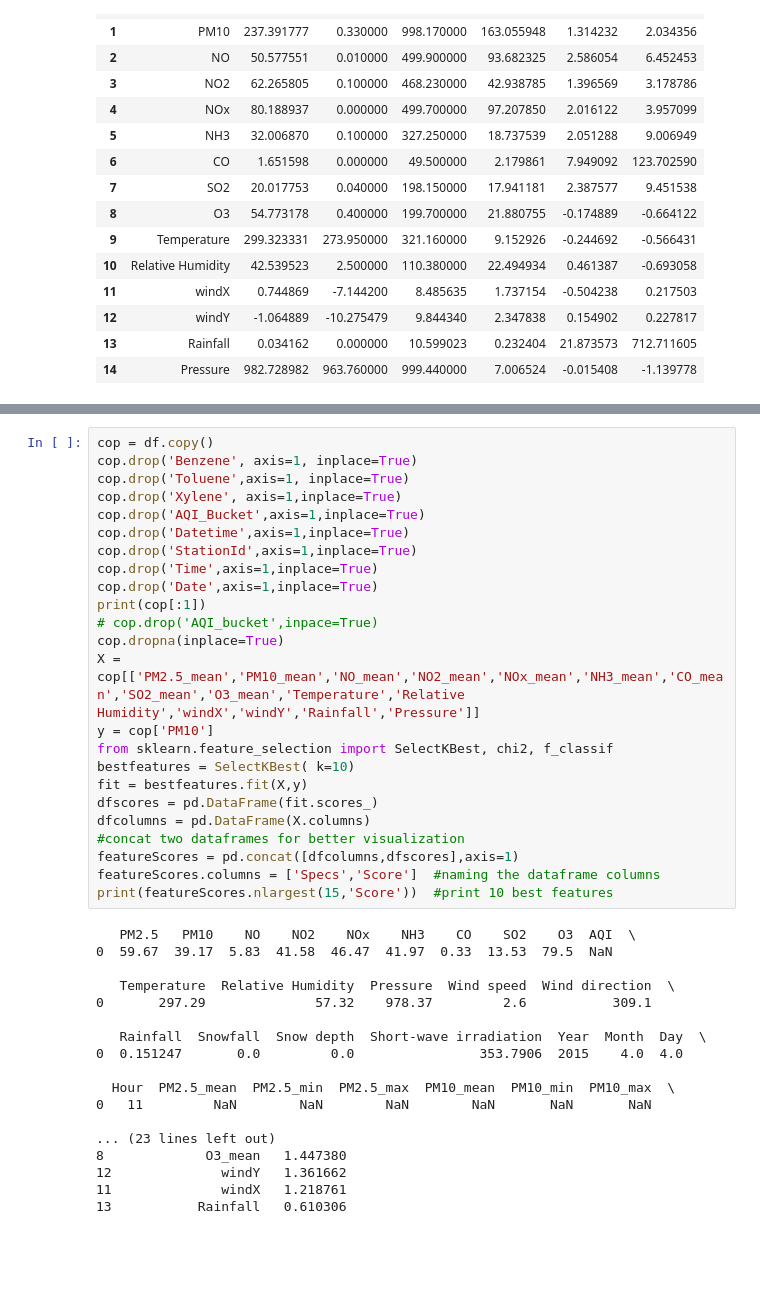
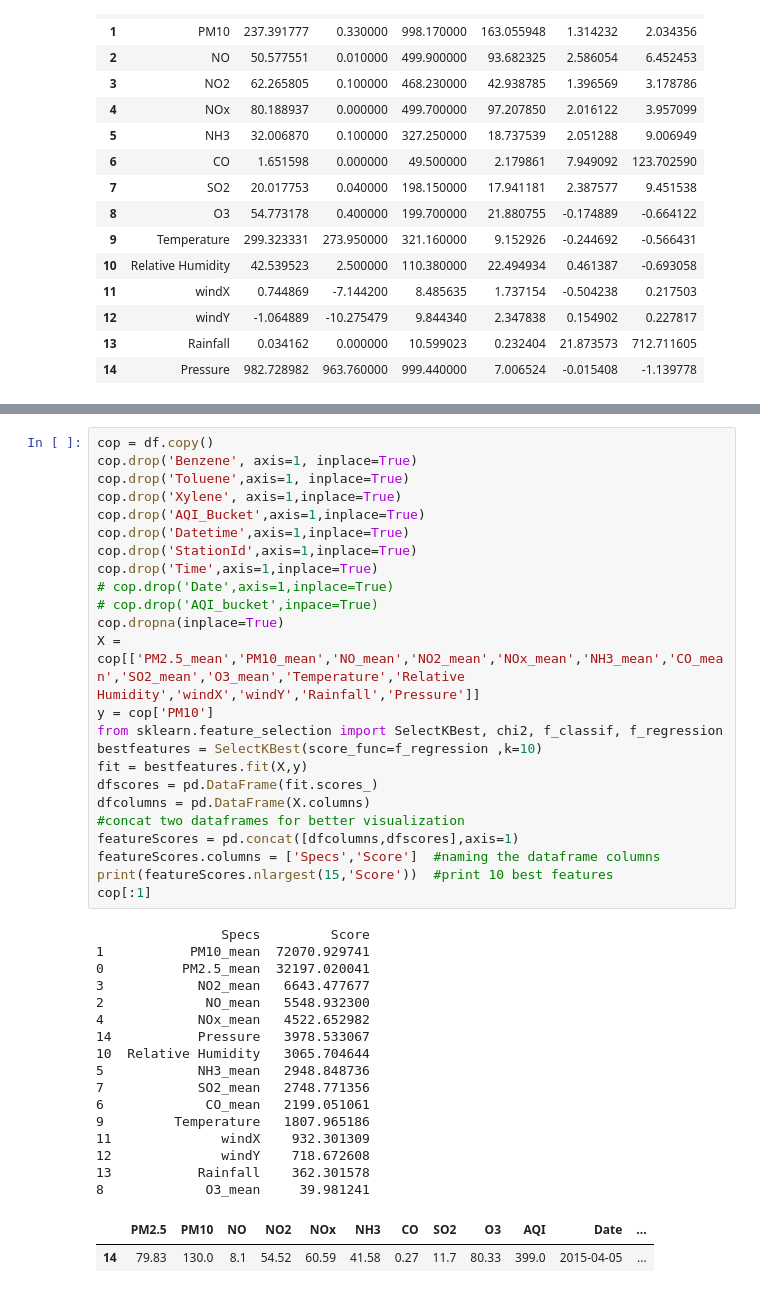
Before and after one commit to gupta-anmol/air-quality-prediction, a Jupyter notebook: main.ipynb, the cells around one changed output, grey strips where cells are left out. Drawn from its saved outputs; the diff is of its cells as text; blank space fills up the shorter version.

```diff
--- a/main.ipynb
+++ b/main.ipynb
@@ -251,42 +253,43 @@ g.fig.autofmt_xdate()
 # %%
 cop = df.copy()
 cop.drop('Benzene', axis=1, inplace=True)
 cop.drop('Toluene',axis=1, inplace=True)
 cop.drop('Xylene', axis=1,inplace=True)
 cop.drop('AQI_Bucket',axis=1,inplace=True)
 cop.drop('Datetime',axis=1,inplace=True)
 cop.drop('StationId',axis=1,inplace=True)
 cop.drop('Time',axis=1,inplace=True)
-cop.drop('Date',axis=1,inplace=True)
-print(cop[:1])
+# cop.drop('Date',axis=1,inplace=True)
 # cop.drop('AQI_bucket',inpace=True)
 cop.dropna(inplace=True)
 X = cop[['PM2.5_mean','PM10_mean','NO_mean','NO2_mean','NOx_mean','NH3_mean','CO_mean','SO2_mean','O3_mean','Temperature','Relative Humidity','windX','windY','Rainfall','Pressure']]
 y = cop['PM10']
-from sklearn.feature_selection import SelectKBest, chi2, f_classif
-bestfeatures = SelectKBest( k=10)
+from sklearn.feature_selection import SelectKBest, chi2, f_classif, f_regression
+bestfeatures = SelectKBest(score_func=f_regression ,k=10)
 fit = bestfeatures.fit(X,y)
 dfscores = pd.DataFrame(fit.scores_)
 dfcolumns = pd.DataFrame(X.columns)
 #concat two dataframes for better visualization
 featureScores = pd.concat([dfcolumns,dfscores],axis=1)
 featureScores.columns = ['Specs','Score']  #naming the dataframe columns
 print(featureScores.nlargest(15,'Score'))  #print 10 best features
+cop[:1]
 # %% [output]
-   PM2.5   PM10    NO    NO2    NOx    NH3    CO    SO2    O3  AQI  \
-0  59.67  39.17  5.83  41.58  46.47  41.97  0.33  13.53  79.5  NaN
-
-   Temperature  Relative Humidity  Pressure  Wind speed  Wind direction  \
-0       297.29              57.32    978.37         2.6           309.1
-
-   Rainfall  Snowfall  Snow depth  Short-wave irradiation  Year  Month  Day  \
-0  0.151247       0.0         0.0                353.7906  2015    4.0  4.0
-
-  Hour  PM2.5_mean  PM2.5_min  PM2.5_max  PM10_mean  PM10_min  PM10_max  \
-0   11         NaN        NaN        NaN        NaN       NaN       NaN
-
-... (23 lines left out)
-8             O3_mean   1.447380
-12              windY   1.361662
-11              windX   1.218761
-13           Rainfall   0.610306
+                Specs         Score
+1           PM10_mean  72070.929741
+0          PM2.5_mean  32197.020041
+3            NO2_mean   6643.477677
+2             NO_mean   5548.932300
+4            NOx_mean   4522.652982
+14           Pressure   3978.533067
+10  Relative Humidity   3065.704644
+5            NH3_mean   2948.848736
+7            SO2_mean   2748.771356
+6             CO_mean   2199.051061
+9         Temperature   1807.965186
+11              windX    932.301309
+12              windY    718.672608
+13           Rainfall    362.301578
+8             O3_mean     39.981241
+|  | PM2.5 | PM10 | NO | NO2 | NOx | NH3 | CO | SO2 | O3 | AQI | Date | ... |
+| 14 | 79.83 | 130.0 | 8.1 | 54.52 | 60.59 | 41.58 | 0.27 | 11.7 | 80.33 | 399.0 | 2015-04-05 | ... |
```
Also changed, not shown: parts of 7 cells of this notebook.
